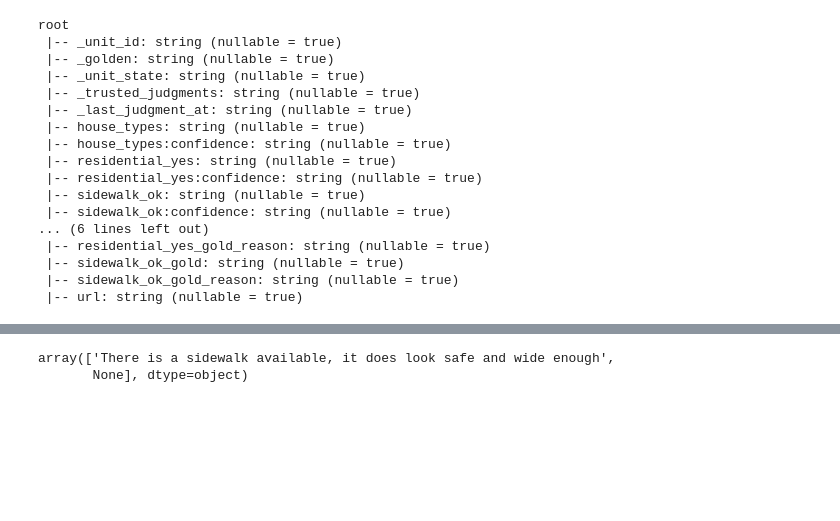
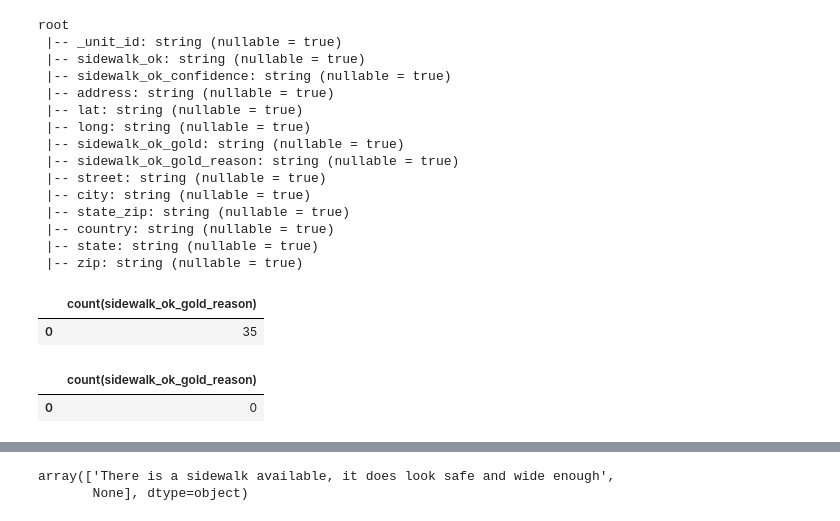
Before and after one commit to nicolacave/capstone_1, a Jupyter notebook: spark_book.ipynb, the cells around one changed output, grey strips where cells are left out. Drawn from its saved outputs; the diff is of its cells as text; code cells hidden in the pictures; blank space fills up the shorter version.

```diff
--- a/spark_book.ipynb
+++ b/spark_book.ipynb
@@ -18,22 +19,32 @@ spark.conf.set("spark.sql.caseSensitive", "true")
 # %%
-housing = spark.read.option("header", True).csv('housing-wheelchairs-DFE.csv')
+housing = spark.read.option("header", True).csv('housing-wheelchairs-DFE.csv').drop("url", \
+                    "_trusted_judgments", "_last_judgment_at", "_golden",\
+                    "house_types_gold", "house_types_gold_reason", "residential_yes_gold",\
+                    "residential_yes_gold_reason", "_golden", "_unit_state", "residential_yes:confidence",\
+                    "residential_yes", "house_types", "house_types:confidence")\
+                    .withColumnRenamed("sidewalk_ok:confidence","sidewalk_ok_confidence")\
+                    .withColumnRenamed("aadress", "address")\
+                    .withColumn("street",F.split(F.col("address"),",").getItem(0))\
+                    .withColumn("city",F.split(F.col("address"),",").getItem(1))\
+                    .withColumn("state_zip",F.split(F.col("address"),",").getItem(2))\
+                    .withColumn("country",F.split(F.col("address"),",").getItem(3))\
+                    .withColumn("state",F.split(F.col("state_zip")," ").getItem(1))\
+                    .withColumn("zip",F.split(F.col("state_zip")," ").getItem(2))
 housing.createOrReplaceTempView("housing")
 housing.printSchema()
 # %% [output]
 root
  |-- _unit_id: string (nullable = true)
- |-- _golden: string (nullable = true)
- |-- _unit_state: string (nullable = true)
- |-- _trusted_judgments: string (nullable = true)
- |-- _last_judgment_at: string (nullable = true)
- |-- house_types: string (nullable = true)
- |-- house_types:confidence: string (nullable = true)
- |-- residential_yes: string (nullable = true)
- |-- residential_yes:confidence: string (nullable = true)
  |-- sidewalk_ok: string (nullable = true)
- |-- sidewalk_ok:confidence: string (nullable = true)
-... (6 lines left out)
- |-- residential_yes_gold_reason: string (nullable = true)
+ |-- sidewalk_ok_confidence: string (nullable = true)
+ |-- address: string (nullable = true)
+ |-- lat: string (nullable = true)
+ |-- long: string (nullable = true)
  |-- sidewalk_ok_gold: string (nullable = true)
  |-- sidewalk_ok_gold_reason: string (nullable = true)
- |-- url: string (nullable = true)
+ |-- street: string (nullable = true)
+ |-- city: string (nullable = true)
+ |-- state_zip: string (nullable = true)
+ |-- country: string (nullable = true)
+ |-- state: string (nullable = true)
+ |-- zip: string (nullable = true)
@@ -40 +53,34 @@ root
+# %%
+# count of sidewalk_ok_reason
+query0 = ('''
+         SELECT COUNT(sidewalk_ok_gold_reason)
+         FROM housing
+         WHERE sidewalk_ok_gold_reason = 'There is a sidewalk available, it does look safe and wide enough'
+         OR sidewalk_ok_gold_reason = 'The sidewalk/pedestrian path is missing.'
+         ;
+         ''')
+
+sidewalk_ok_reaason = spark.sql(query0).toPandas()
+
+sidewalk_ok_reaason #pd df
+# %% [output]
+|  | count(sidewalk_ok_gold_reason) |
+| 0 | 35 |
+# %%
+# count of sidewalk_not_ok_reason
+query0 = ('''
+         SELECT COUNT(sidewalk_ok_gold_reason)
+         FROM housing
+         WHERE sidewalk_ok_gold_reason = 'The sidewalk/pedestrian path is not safe \
+         for wheelchairs ��� it is not continuous or not wide enough or there seems \
+         to be other issues with the sidewalk'
+         ;
+         ''')
+
+sidewalk_not_ok_reaason = spark.sql(query0).toPandas()
+
+sidewalk_not_ok_reaason #pd df
+# %% [output]
+|  | count(sidewalk_ok_gold_reason) |
+| 0 | 0 |
 # %%
```
Also changed, not shown: parts of 27 cells of this notebook, 7 other files.
